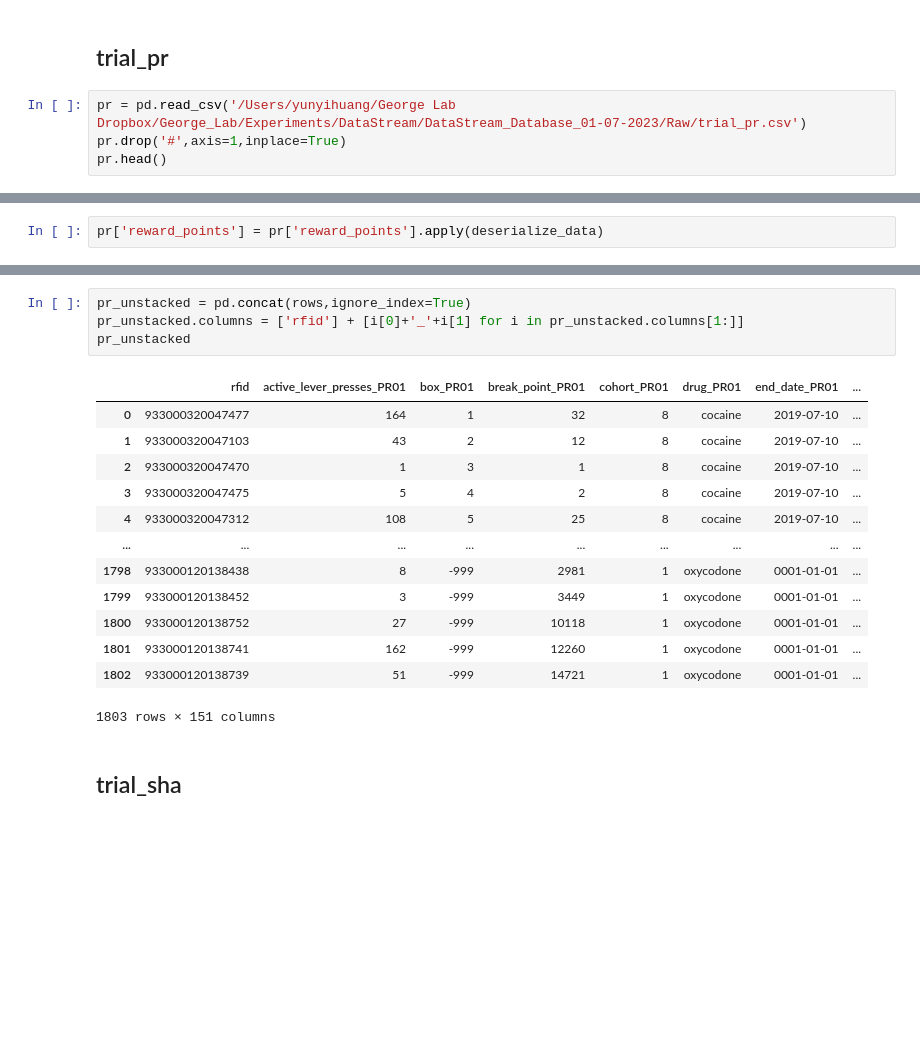
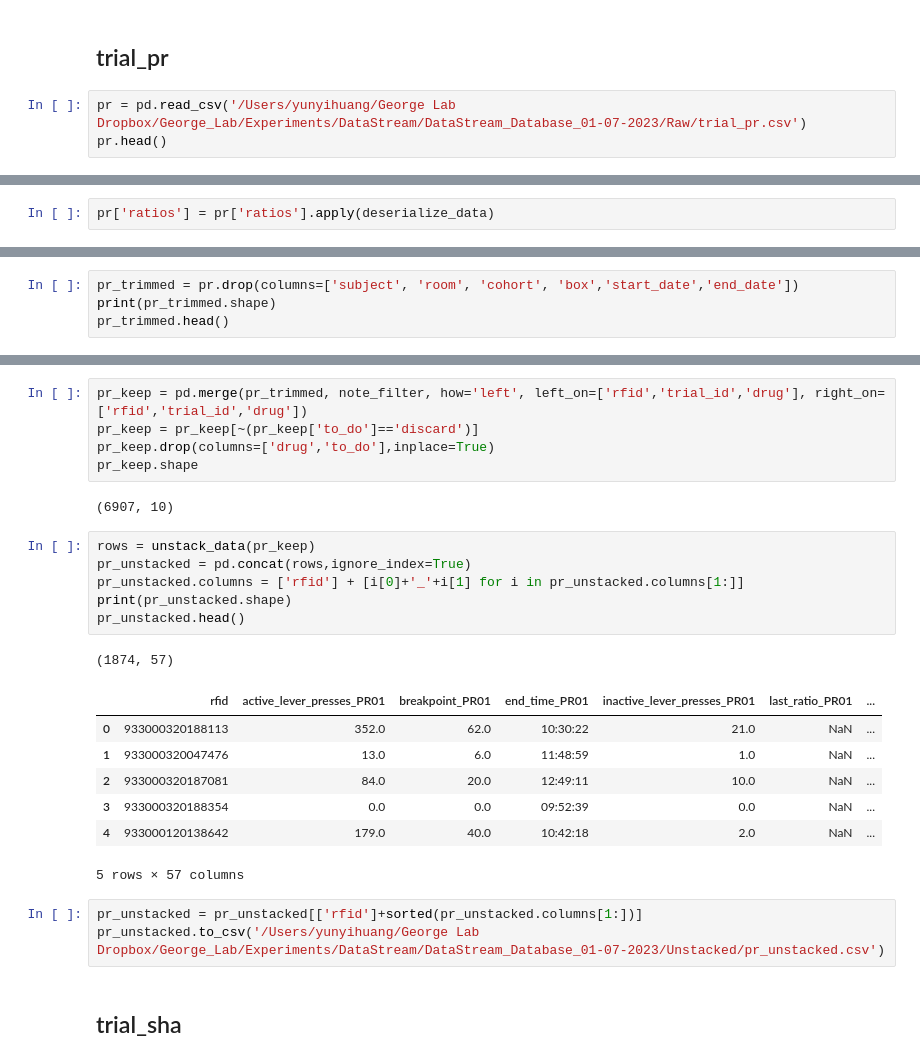
Before and after one commit to 3c-lab/operant-data-pipeline, a Jupyter notebook: data_preprocessing/data_processing_after_exporting.ipynb, the cells around one changed output, grey strips where cells are left out. Cells and saved outputs as stored; diff of their text form; blank space fills up the shorter version.

```diff
--- a/data_preprocessing/data_processing_after_exporting.ipynb
+++ b/data_preprocessing/data_processing_after_exporting.ipynb
@@ -233,7 +278,6 @@ temp_row
 ## trial_pr
 # %%
 pr = pd.read_csv('/Users/yunyihuang/George Lab Dropbox/George_Lab/Experiments/DataStream/DataStream_Database_01-07-2023/Raw/trial_pr.csv')
-pr.drop('#',axis=1,inplace=True)
 pr.head()
 # %% [output]
 |  | rfid | subject | room | cohort | trial_id | drug | box | start_time | end_time | start_date | ... |
@@ -245,2 +289,2 @@ pr.head()
 # %%
-pr['reward_points'] = pr['reward_points'].apply(deserialize_data)
+pr['ratios'] = pr['ratios'].apply(deserialize_data)
@@ -248,0 +291,4 @@ rows = unstack_data(pr)
+# %%
+pr_trimmed = pr.drop(columns=['subject', 'room', 'cohort', 'box','start_date','end_date'])
+print(pr_trimmed.shape)
+pr_trimmed.head()
@@ -249,21 +303,28 @@ rows = unstack_data(pr)
+# %%
+pr_keep = pd.merge(pr_trimmed, note_filter, how='left', left_on=['rfid','trial_id','drug'], right_on=['rfid','trial_id','drug'])
+pr_keep = pr_keep[~(pr_keep['to_do']=='discard')]
+pr_keep.drop(columns=['drug','to_do'],inplace=True)
+pr_keep.shape
+# %% [output]
+(6907, 10)
 # %%
+rows = unstack_data(pr_keep)
 pr_unstacked = pd.concat(rows,ignore_index=True)
 pr_unstacked.columns = ['rfid'] + [i[0]+'_'+i[1] for i in pr_unstacked.columns[1:]]
-pr_unstacked
+print(pr_unstacked.shape)
+pr_unstacked.head()
 # %% [output]
+(1874, 57)
-|  | rfid | active_lever_presses_PR01 | box_PR01 | break_point_PR01 | cohort_PR01 | drug_PR01 | end_date_PR01 | ... |
-| 0 | 933000320047477 | 164 | 1 | 32 | 8 | cocaine | 2019-07-10 | ... |
-| 1 | 933000320047103 | 43 | 2 | 12 | 8 | cocaine | 2019-07-10 | ... |
-| 2 | 933000320047470 | 1 | 3 | 1 | 8 | cocaine | 2019-07-10 | ... |
-| 3 | 933000320047475 | 5 | 4 | 2 | 8 | cocaine | 2019-07-10 | ... |
-| 4 | 933000320047312 | 108 | 5 | 25 | 8 | cocaine | 2019-07-10 | ... |
-| ... | ... | ... | ... | ... | ... | ... | ... | ... |
-| 1798 | 933000120138438 | 8 | -999 | 2981 | 1 | oxycodone | 0001-01-01 | ... |
-| 1799 | 933000120138452 | 3 | -999 | 3449 | 1 | oxycodone | 0001-01-01 | ... |
-| 1800 | 933000120138752 | 27 | -999 | 10118 | 1 | oxycodone | 0001-01-01 | ... |
-| 1801 | 933000120138741 | 162 | -999 | 12260 | 1 | oxycodone | 0001-01-01 | ... |
-| 1802 | 933000120138739 | 51 | -999 | 14721 | 1 | oxycodone | 0001-01-01 | ... |
+|  | rfid | active_lever_presses_PR01 | breakpoint_PR01 | end_time_PR01 | inactive_lever_presses_PR01 | last_ratio_PR01 | ... |
+| 0 | 933000320188113 | 352.0 | 62.0 | 10:30:22 | 21.0 | NaN | ... |
+| 1 | 933000320047476 | 13.0 | 6.0 | 11:48:59 | 1.0 | NaN | ... |
+| 2 | 933000320187081 | 84.0 | 20.0 | 12:49:11 | 10.0 | NaN | ... |
+| 3 | 933000320188354 | 0.0 | 0.0 | 09:52:39 | 0.0 | NaN | ... |
+| 4 | 933000120138642 | 179.0 | 40.0 | 10:42:18 | 2.0 | NaN | ... |
-1803 rows × 151 columns
+5 rows × 57 columns
+# %%
+pr_unstacked = pr_unstacked[['rfid']+sorted(pr_unstacked.columns[1:])]
+pr_unstacked.to_csv('/Users/yunyihuang/George Lab Dropbox/George_Lab/Experiments/DataStream/DataStream_Database_01-07-2023/Unstacked/pr_unstacked.csv')
 # %% [markdown]
 ## trial_sha
 # %%
```
Also changed, not shown: parts of 73 cells of this notebook, 19 other files.
